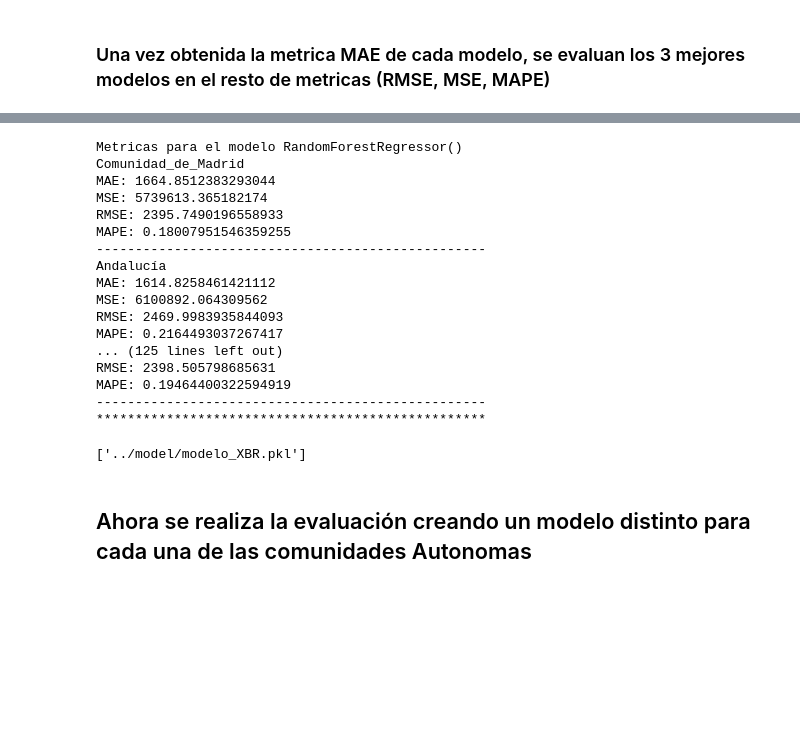
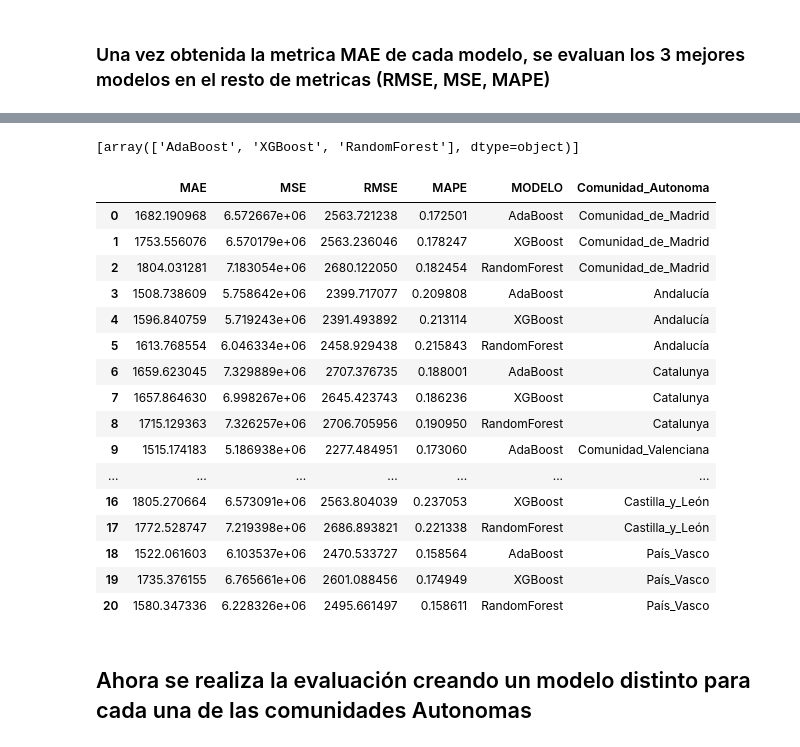
Before and after one commit to SaulAH/ML_Mercado_coches_segunda_mano, a Jupyter notebook: src/notebooks/modelo.ipynb, the cells around one changed output, grey strips where cells are left out. Cells and saved outputs as stored; diff of their text form; code cells hidden in the pictures; blank space fills up the shorter version.

Commit message:
Update modelo.ipynb
Actualización del modelo entrenado por cada comunidad autónoma

```diff
--- a/src/notebooks/modelo.ipynb
+++ b/src/notebooks/modelo.ipynb
@@ -223,4 +234,3 @@ AdaBoostRegressor(base_estimator=DecisionTreeRegressor())
 # %%
-modelo_XBR = XGBRegressor()
-modelo_XBR.fit(X.drop(columns=['Comunidad_Autonoma']),y.drop(columns=['Comunidad_Autonoma']))
+modelos_elec[2].fit(X.drop(columns=['Comunidad_Autonoma']),y.drop(columns=['Comunidad_Autonoma']))
 # %% [output]
@@ -237,5 +238,5 @@ XGBRegressor(base_score=0.5, booster='gbtree', callbacks=None,
-# %%
-modelos_elec = [modelo_RF,modelo_ABR,modelo_XBR]
+# %%
+nombre_modelos = [tabla_resultados.sort_values(by=['MAE'], ascending=False)['MODELOS'][:3].values]
 # %%
 X_test = Test_df.drop(columns=['Precio'])
 y_test = Test_df[['Precio','Comunidad_Autonoma']]
@@ -244,36 +260,37 @@ X_test[MINMAX.feature_names_in_]=MINMAX.fit_transform(X_test.drop(columns=['Comu
+# %%
+nombre_modelos
+# %% [output]
+[array(['AdaBoost', 'XGBoost', 'RandomForest'], dtype=object)]
 # %%
-for modelo in modelos_elec:
-    print(f'Metricas para el modelo {modelo}')
-    for comunidad in ls.lista_comunidades:
+tabla_metricas = pd.DataFrame()
+for comunidad in ls.lista_comunidades:
+    for idx,modelo in enumerate(modelos_elec):
         y_pred = modelo.predict(X_test[X_test.Comunidad_Autonoma == comunidad].drop(columns=['Comunidad_Autonoma']))
-        print(f'{comunidad}')
-        print(f'MAE:', mean_absolute_error(y_test[y_test.Comunidad_Autonoma == comunidad]['Precio'],y_pred))
-        print(f'MSE:', mean_squared_error(y_test[y_test.Comunidad_Autonoma == comunidad]['Precio'],y_pred))
-        print(f'RMSE:', np.sqrt(mean_squared_error(y_test[y_test.Comunidad_Autonoma == comunidad]['Precio'],y_pred)))
-        print(f'MAPE:', mean_absolute_percentage_error(y_test[y_test.Comunidad_Autonoma == comunidad]['Precio'],y_pred))
-        print('-'*50)
-    print('*'*50)
+        tabla_metricas = tabla_metricas.append({
+            'MAE' : mean_absolute_error(y_test[y_test.Comunidad_Autonoma == comunidad]['Precio'],y_pred),
+            'MSE' : mean_squared_error(y_test[y_test.Comunidad_Autonoma == comunidad]['Precio'],y_pred),
+            'RMSE': np.sqrt(mean_squared_error(y_test[y_test.Comunidad_Autonoma == comunidad]['Precio'],y_pred)),
+            'MAPE': mean_absolute_percentage_error(y_test[y_test.Comunidad_Autonoma == comunidad]['Precio'],y_pred),
+            'MODELO': nombre_modelos[0][idx],
+            'Comunidad_Autonoma':comunidad
+        },ignore_index=True)
-# %% [output]
-Metricas para el modelo RandomForestRegressor()
-Comunidad_de_Madrid
-MAE: 1664.8512383293044
-MSE: 5739613.365182174
-RMSE: 2395.7490196558933
-MAPE: 0.18007951546359255
---------------------------------------------------
-Andalucía
-MAE: 1614.8258461421112
-MSE: 6100892.064309562
-RMSE: 2469.9983935844093
-MAPE: 0.2164493037267417
-... (125 lines left out)
-RMSE: 2398.505798685631
-MAPE: 0.19464400322594919
---------------------------------------------------
-**************************************************
-# %%
-joblib.dump(modelo_RF, '../model/modelo_RF.pkl')
-joblib.dump(modelo_ABR, '../model/modelo_ABR.pkl')
-joblib.dump(modelo_XBR, '../model/modelo_XBR.pkl')
-# %% [output]
-['../model/modelo_XBR.pkl']
+# %%
+tabla_metricas
+# %% [output]
+|  | MAE | MSE | RMSE | MAPE | MODELO | Comunidad_Autonoma |
+| 0 | 1682.190968 | 6.572667e+06 | 2563.721238 | 0.172501 | AdaBoost | Comunidad_de_Madrid |
+| 1 | 1753.556076 | 6.570179e+06 | 2563.236046 | 0.178247 | XGBoost | Comunidad_de_Madrid |
+| 2 | 1804.031281 | 7.183054e+06 | 2680.122050 | 0.182454 | RandomForest | Comunidad_de_Madrid |
+| 3 | 1508.738609 | 5.758642e+06 | 2399.717077 | 0.209808 | AdaBoost | Andalucía |
+| 4 | 1596.840759 | 5.719243e+06 | 2391.493892 | 0.213114 | XGBoost | Andalucía |
+| 5 | 1613.768554 | 6.046334e+06 | 2458.929438 | 0.215843 | RandomForest | Andalucía |
+| 6 | 1659.623045 | 7.329889e+06 | 2707.376735 | 0.188001 | AdaBoost | Catalunya |
+| 7 | 1657.864630 | 6.998267e+06 | 2645.423743 | 0.186236 | XGBoost | Catalunya |
+| 8 | 1715.129363 | 7.326257e+06 | 2706.705956 | 0.190950 | RandomForest | Catalunya |
+| 9 | 1515.174183 | 5.186938e+06 | 2277.484951 | 0.173060 | AdaBoost | Comunidad_Valenciana |
+| ... | ... | ... | ... | ... | ... | ... |
+| 16 | 1805.270664 | 6.573091e+06 | 2563.804039 | 0.237053 | XGBoost | Castilla_y_León |
+| 17 | 1772.528747 | 7.219398e+06 | 2686.893821 | 0.221338 | RandomForest | Castilla_y_León |
+| 18 | 1522.061603 | 6.103537e+06 | 2470.533727 | 0.158564 | AdaBoost | País_Vasco |
+| 19 | 1735.376155 | 6.765661e+06 | 2601.088456 | 0.174949 | XGBoost | País_Vasco |
+| 20 | 1580.347336 | 6.228326e+06 | 2495.661497 | 0.158611 | RandomForest | País_Vasco |
```
Also changed, not shown: parts of 9 cells of this notebook.
